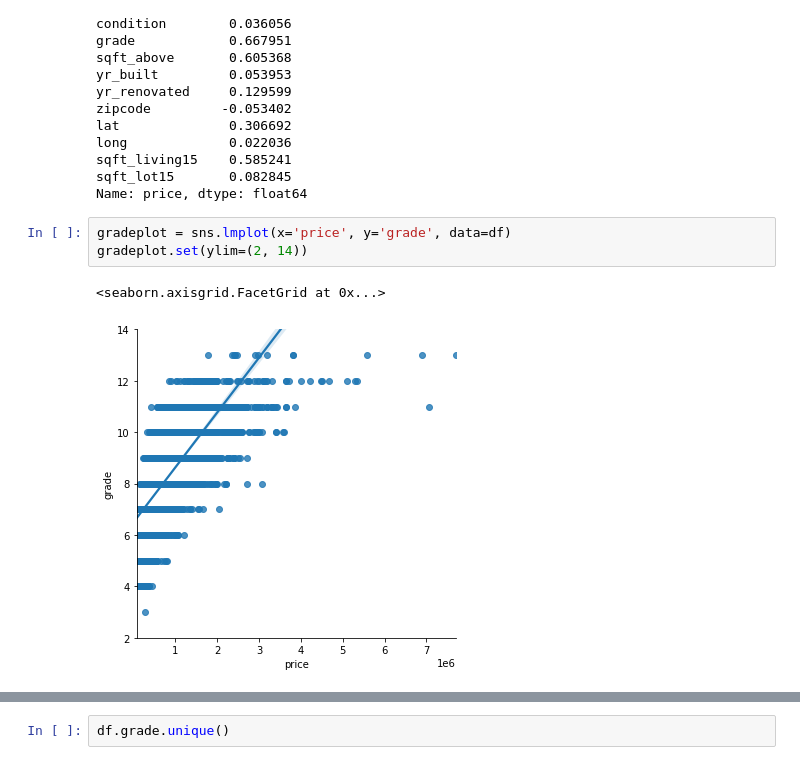
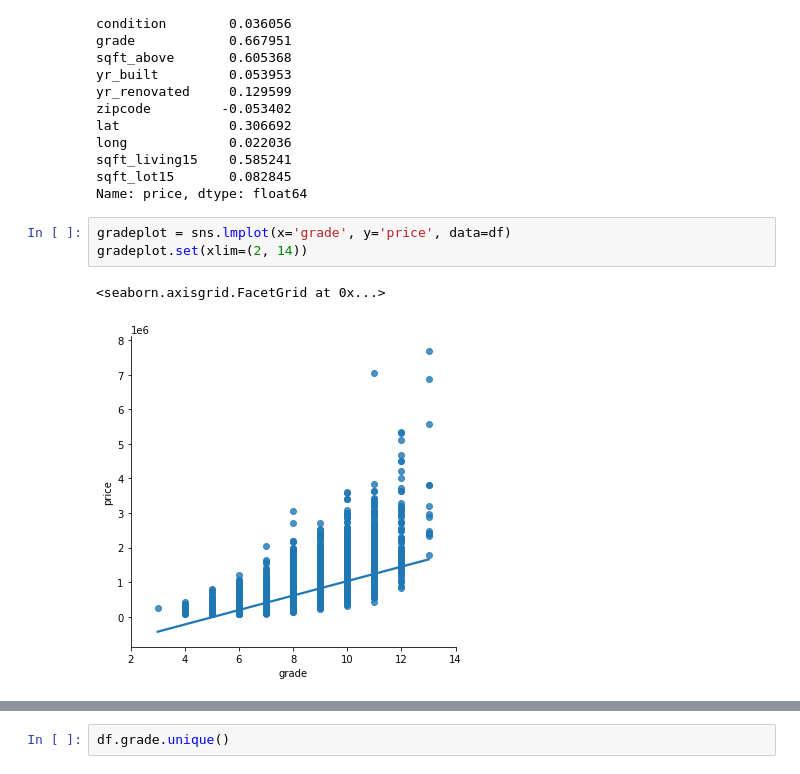
Before and after one commit to john-c-simmons/bsc-phase-two-project, a Jupyter notebook: notebooks/exploratory/johncarter/scratch_notebook.ipynb, the cells around one changed output, grey strips where cells are left out. Saved outputs shown, nothing was run; the diff lists cells and outputs as text.

```diff
--- a/notebooks/exploratory/johncarter/scratch_notebook.ipynb
+++ b/notebooks/exploratory/johncarter/scratch_notebook.ipynb
@@ -66,8 +69,8 @@ sqft_living15    0.585241
 sqft_lot15       0.082845
 Name: price, dtype: float64
 # %%
-gradeplot = sns.lmplot(x='price', y='grade', data=df)
-gradeplot.set(ylim=(2, 14))
+gradeplot = sns.lmplot(x='grade', y='price', data=df)
+gradeplot.set(xlim=(2, 14))
 # %% [output]
 <seaborn.axisgrid.FacetGrid at 0x...>
-[figure, old version]
+[figure, new version]
```
Also changed, not shown: parts of 8 cells of this notebook, 1 other file.
